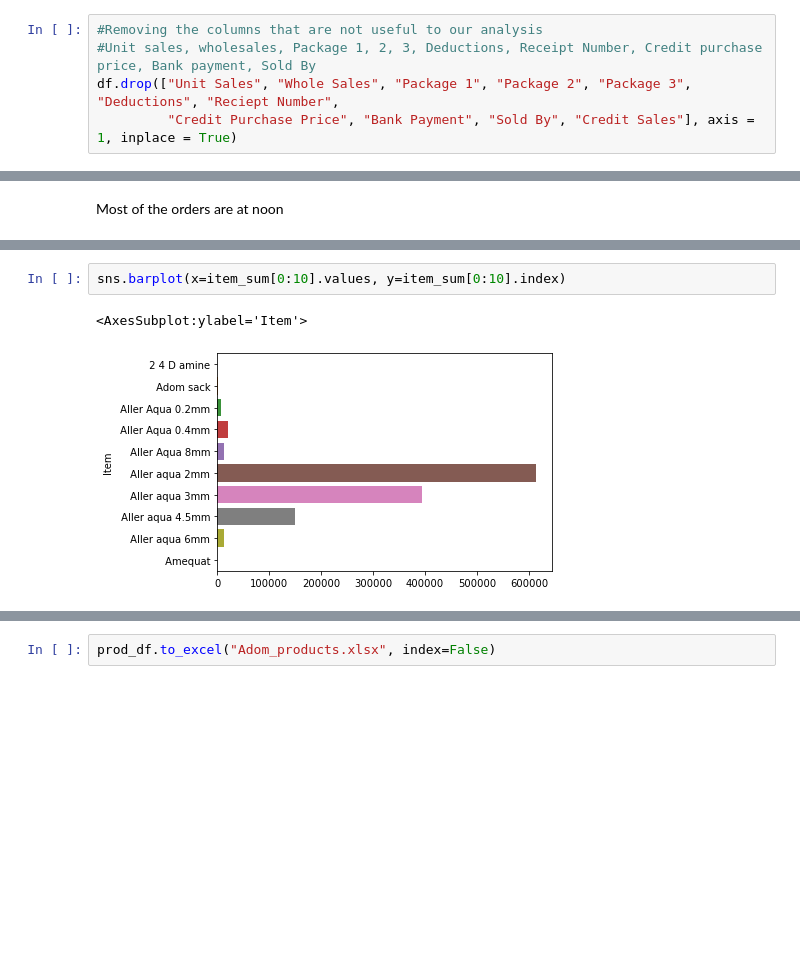
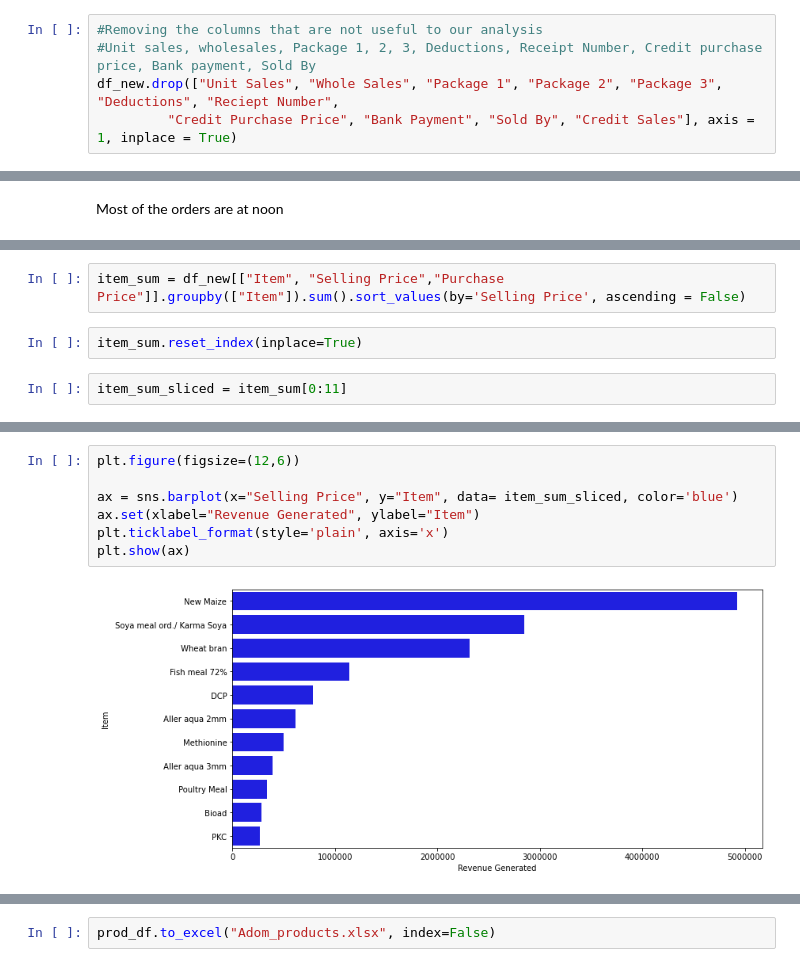
Before and after one commit to Feranmi-Alalade/EDAs, a Jupyter notebook: Adomm.ipynb, the cells around one changed output, grey strips where cells are left out. Cells and saved outputs as stored; diff of their text form; blank space fills up the shorter version.

```diff
--- a/Adomm.ipynb
+++ b/Adomm.ipynb
@@ -76,5 +149,5 @@ Index(['S/N', 'Date', 'Time', 'Item', 'Unit Sales', 'Whole Sales', 'Package 1',
 # %%
 #Removing the columns that are not useful to our analysis
 #Unit sales, wholesales, Package 1, 2, 3, Deductions, Receipt Number, Credit purchase price, Bank payment, Sold By
-df.drop(["Unit Sales", "Whole Sales", "Package 1", "Package 2", "Package 3", "Deductions", "Reciept Number",
+df_new.drop(["Unit Sales", "Whole Sales", "Package 1", "Package 2", "Package 3", "Deductions", "Reciept Number",
          "Credit Purchase Price", "Bank Payment", "Sold By", "Credit Sales"], axis = 1, inplace = True)
@@ -295,0 +362,6 @@ Name: Selling Price, Length: 76, dtype: float64
+# %%
+item_sum = df_new[["Item", "Selling Price","Purchase Price"]].groupby(["Item"]).sum().sort_values(by='Selling Price', ascending = False)
+# %%
+item_sum.reset_index(inplace=True)
+# %%
+item_sum_sliced = item_sum[0:11]
@@ -296,8 +383,12 @@ Name: Selling Price, Length: 76, dtype: float64
 # %%
-sns.barplot(x=item_sum[0:10].values, y=item_sum[0:10].index)
+plt.figure(figsize=(12,6))
+
+ax = sns.barplot(x="Selling Price", y="Item", data= item_sum_sliced, color='blue')
+ax.set(xlabel="Revenue Generated", ylabel="Item")
+plt.ticklabel_format(style='plain', axis='x')
+plt.show(ax)
 # %% [output]
-<AxesSubplot:ylabel='Item'>
-[figure, old version]
+[figure, new version]
 # %%
 item_sum
 # %% [output]
```
Also changed, not shown: parts of 26 cells of this notebook.
